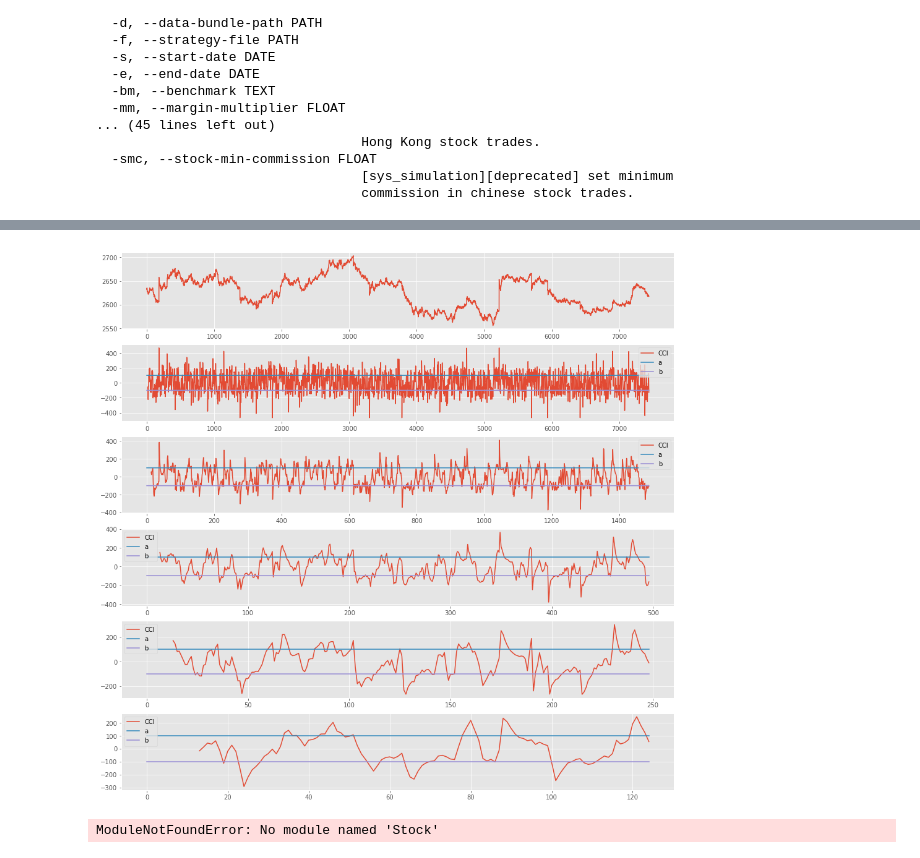
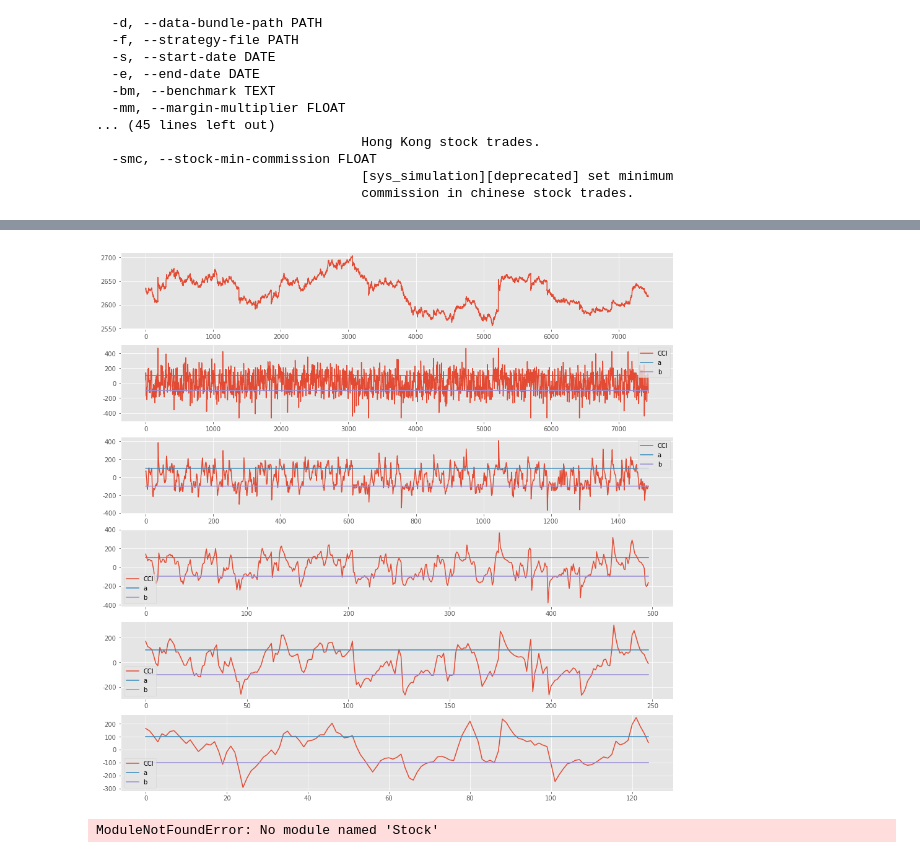
Before and after one commit to pm58/notebook, a Jupyter notebook: 跨平台量化环境测试+RQ+TU+QA+Funcat+Hikyuu+Abu+DevilYuan+Kivy+tensorflow.ipynb, the cells around one changed output, grey strips where cells are left out. Cells and saved outputs as stored; diff of their text form; code cells hidden in the pictures.

```diff
--- a/跨平台量化环境测试+RQ+TU+QA+Funcat+Hikyuu+Abu+DevilYuan+Kivy+tensorflow.ipynb
+++ b/跨平台量化环境测试+RQ+TU+QA+Funcat+Hikyuu+Abu+DevilYuan+Kivy+tensorflow.ipynb
@@ -808,35 +877,35 @@ print ("《结束时间：==》",("%s" % datetime.datetime.now().isoformat() ))
 # %%
-#同一指标在多周期上画图_验证买卖点用
+#实例 同一指标在多周期上画图_验证买卖点用
 import QUANTAXIS as QA
 import pandas as pd
 import matplotlib.pyplot as plt
 start='2018-11-01 10:30:00' #开始时间
 end='2018-12-14 10:30:00' #结束时间
 zhibiao = QA.QA_indicator_CCI #设定指标
 daima = '000001' #指数代码
 tu = 610 ##6代表6个图，中间1列，后1代表数列
-data=QA.QA_fetch_index_min_adv(daima,start,end,'1min')
+data=QA.QA_fetch_index_min_adv(daima,'2017-01-09',end,'1min')
 res=data.add_func(zhibiao)
 res5=zhibiao(data.min5)
 res15=zhibiao(data.min15)
 res30=zhibiao(data.min30)
 res60=zhibiao(data.min60)
 fig=plt.figure(figsize=(16,16))
 plt.style.use('ggplot') #matplotlib ggplot style https://matplotlib.org/gallery/style_sheets/ggplot.html
 plt.subplot(tu+1)
 data.select_time(start,end).data.close.plot(use_index=False)
 ax0=plt.subplot(tu+2)
 res.loc[slice(start,end)].plot(use_index=False,ax=ax0)
 ax=plt.subplot(tu+3)
 res5.loc[slice(start,end)].plot(use_index=False,ax=ax)
 ax1=plt.subplot(tu+4)
 res15.loc[slice(start,end)].plot(use_index=False,ax=ax1)
 ax2=plt.subplot(tu+5)
 res30.loc[slice(start,end)].plot(use_index=False,ax=ax2)
 ax3=plt.subplot(tu+6)
 res60.loc[slice(start,end)].plot(use_index=False,ax=ax3)
 plt.show()
 # %% [output]
-[figure, old version]
+[figure, new version]
 # %%
 # -*- coding: utf-8 -*-
```
Also changed, not shown: parts of 16 cells of this notebook.
